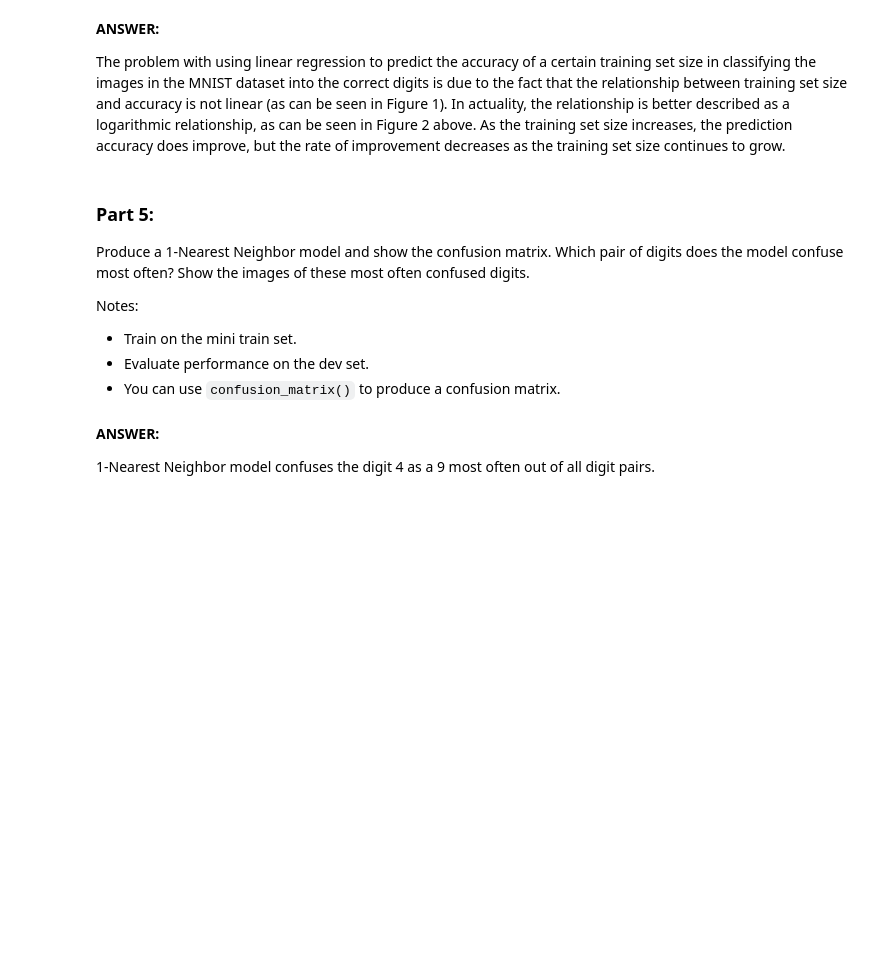
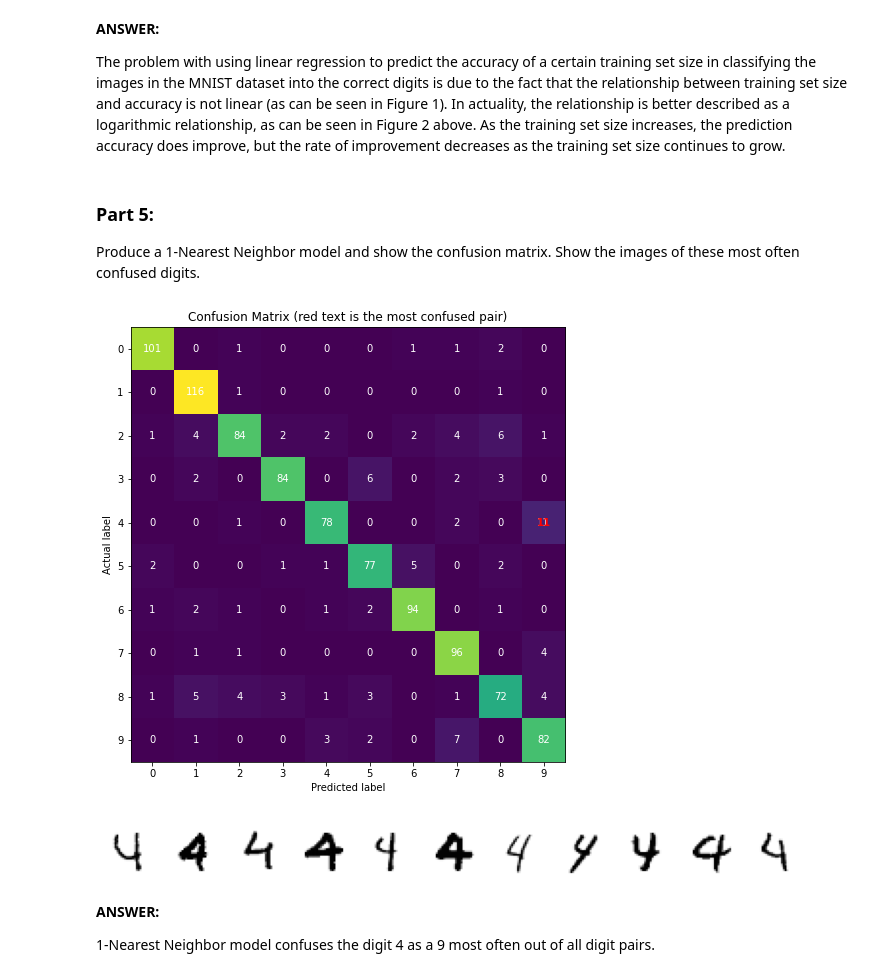
Before and after one commit to stemlock/Digit_Classification_CNN_KNN_NaiveBayes, a Jupyter notebook: Project1_Digit_Classification.ipynb, the cells around one changed output. Drawn from its saved outputs; the diff is of its cells as text; code cells hidden in the pictures; blank space fills up the shorter version.

```diff
--- a/Project1_Digit_Classification.ipynb
+++ b/Project1_Digit_Classification.ipynb
@@ -497,14 +764,8 @@ The problem with using linear regression to predict the accuracy of a certain tr
 # %% [markdown]
 ### Part 5:
 
-Produce a 1-Nearest Neighbor model and show the confusion matrix. Which pair of digits does the model confuse most often? Show the images of these most often confused digits.
-
-Notes:
-- Train on the mini train set.
-- Evaluate performance on the dev set.
-- You can use `confusion_matrix()` to produce a confusion matrix.
+Produce a 1-Nearest Neighbor model and show the confusion matrix. Show the images of these most often confused digits.
 # %%
-### STUDENT START ###
 
 def plot_confusion_matrix(actual, predicted):
 
@@ -512,6 +773,18 @@ def plot_confusion_matrix(actual, predicted):
     Plots the confusion matrix of the actual labels vs the predicted labels
     and marks the most confused pairing of actual vs predicted labels in red text.
     Returns the coordinates of the most confused pair.
+
+    Parameters
+    ----------
+    actual (ndarray):
+        The actual labels of the examples.
+    predicted (ndarray):
+        The predicted labels fo the examples
+
+    Returns
+    -------
+    coord (int()):
+        The coordinates on the confusion matrix of the most confused pair of digits.
     '''
 
     # Calculate the confusion matrix
@@ -551,36 +824,51 @@ def find_confused(actual, predicted, most_confused):
 
     '''
     Finds and returns the indices in the data set that holds the most confused digits.
+
+    Parameters
+    ----------
+    actual (ndarray):
+        The actual labels of the examples.
+    predicted (ndarray):
+        The predicted labels fo the examples.
+    most_confused (int()):
+        The coordinates on the confusion matrix of the most confused pair of digits.
+
+    Returns
+    -------
+    confused_indices (int[]:
+        The indices of all of the most confused digit examples within the data set.
     '''
 
     # Create a truth matrix where the actual labels do not equal the predicted labels
     compare = (actual != predicted)
 
     confused_indices = []
 
     # Loop through the values where actual != predicted and append the indices of
     # the most confused digits
     for i in range(0, len(compare)):
         if compare[i]:
             if  int(actual[i]) == most_confused[0] and int(predicted[i]) == most_confused[1]:
                 confused_indices.append(i)
 
     return confused_indices
 
 # Predict the dev labels with a 1NN model
 predicted = KNN_model_predict(1, mini_train_data, mini_train_labels, dev_data)
 
 # Plot the confusion matrix and find the most confused pair
 most_confused_pair = plot_confusion_matrix(dev_labels, predicted)
 
 # Find the indices of actual digit of the most confused pair
 confused = find_confused(dev_labels, predicted, most_confused_pair)
 
 # Plot the most confused digits
 create_grid(dev_data[np.array(confused)], dev_labels[np.array(confused)], digits=[most_confused_pair[0]],
                num_examples = len(confused), figsize=(10,10))
-
-### STUDENT END ###
+# %% [output]
+[figure, added]
+[figure, added]
 # %% [markdown]
 **ANSWER:**
 
```
Also changed, not shown: parts of 69 cells of this notebook.
